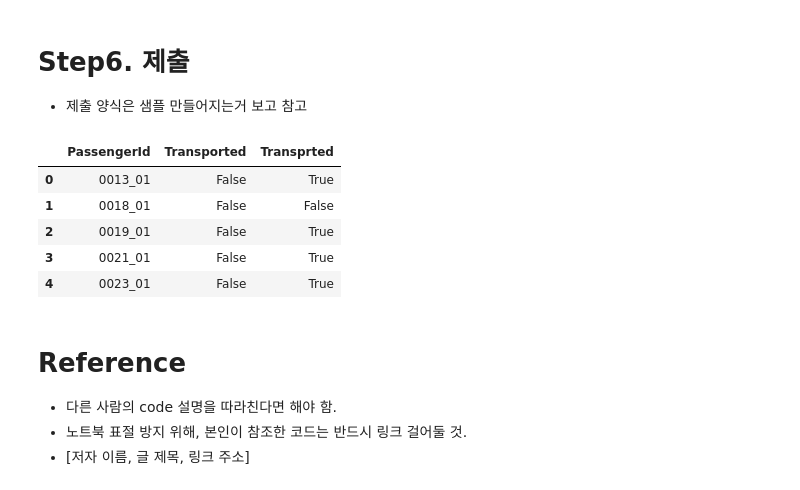
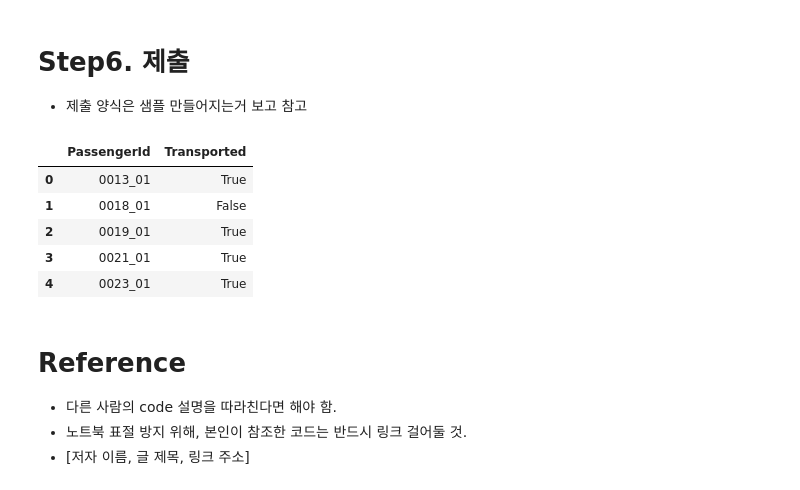
Before and after one commit to kmk3593/Project01, a Jupyter notebook: spaceTitanic/test2.ipynb, the cells around one changed output. Cells and saved outputs as stored; diff of their text form; code cells hidden in the pictures.

Commit message:
Kaggle Notebook | test2 | Version 15

```diff
--- a/spaceTitanic/test2.ipynb
+++ b/spaceTitanic/test2.ipynb
@@ -694,16 +702,16 @@ Acc. 0.7891104294478528
 - 제출 양식은 샘플 만들어지는거 보고 참고
 # %%
 test_preds = lgb.predict(test_data.to_numpy())
-sample_submission['Transprted'] = test_preds.astype("bool")
+sample_submission['Transported'] = test_preds.astype("bool")
 sample_submission.to_csv("submission.csv", index=False)
 sample_submission.head()
 # %% [output]
-|  | PassengerId | Transported | Transprted |
-| 0 | 0013_01 | False | True |
-| 1 | 0018_01 | False | False |
-| 2 | 0019_01 | False | True |
-| 3 | 0021_01 | False | True |
-| 4 | 0023_01 | False | True |
+|  | PassengerId | Transported |
+| 0 | 0013_01 | True |
+| 1 | 0018_01 | False |
+| 2 | 0019_01 | True |
+| 3 | 0021_01 | True |
+| 4 | 0023_01 | True |
 # %% [markdown]
 # Reference
 - 다른 사람의 code 설명을 따라친다면 해야 함.
```
Also changed, not shown: parts of 6 cells of this notebook.
